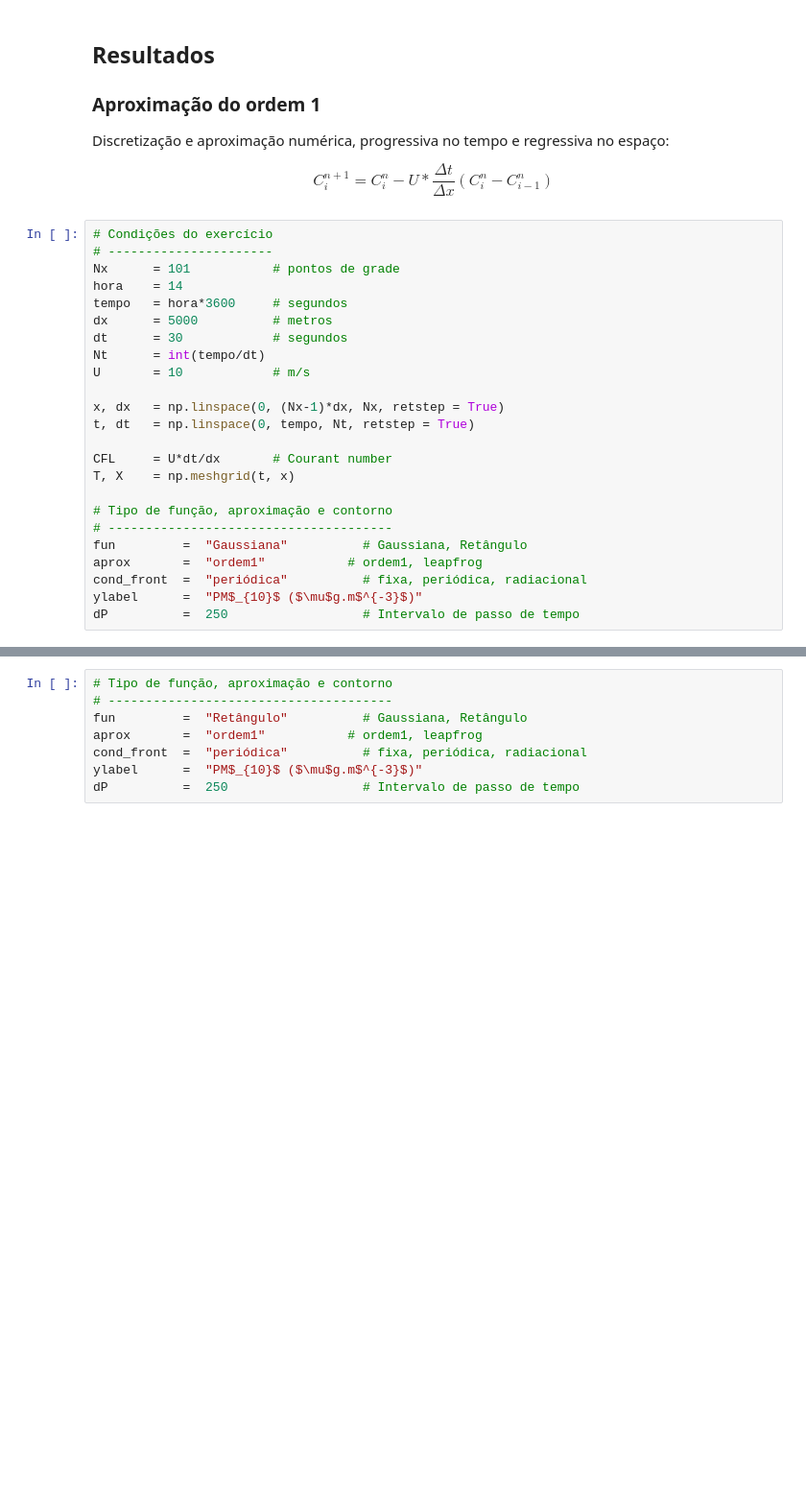
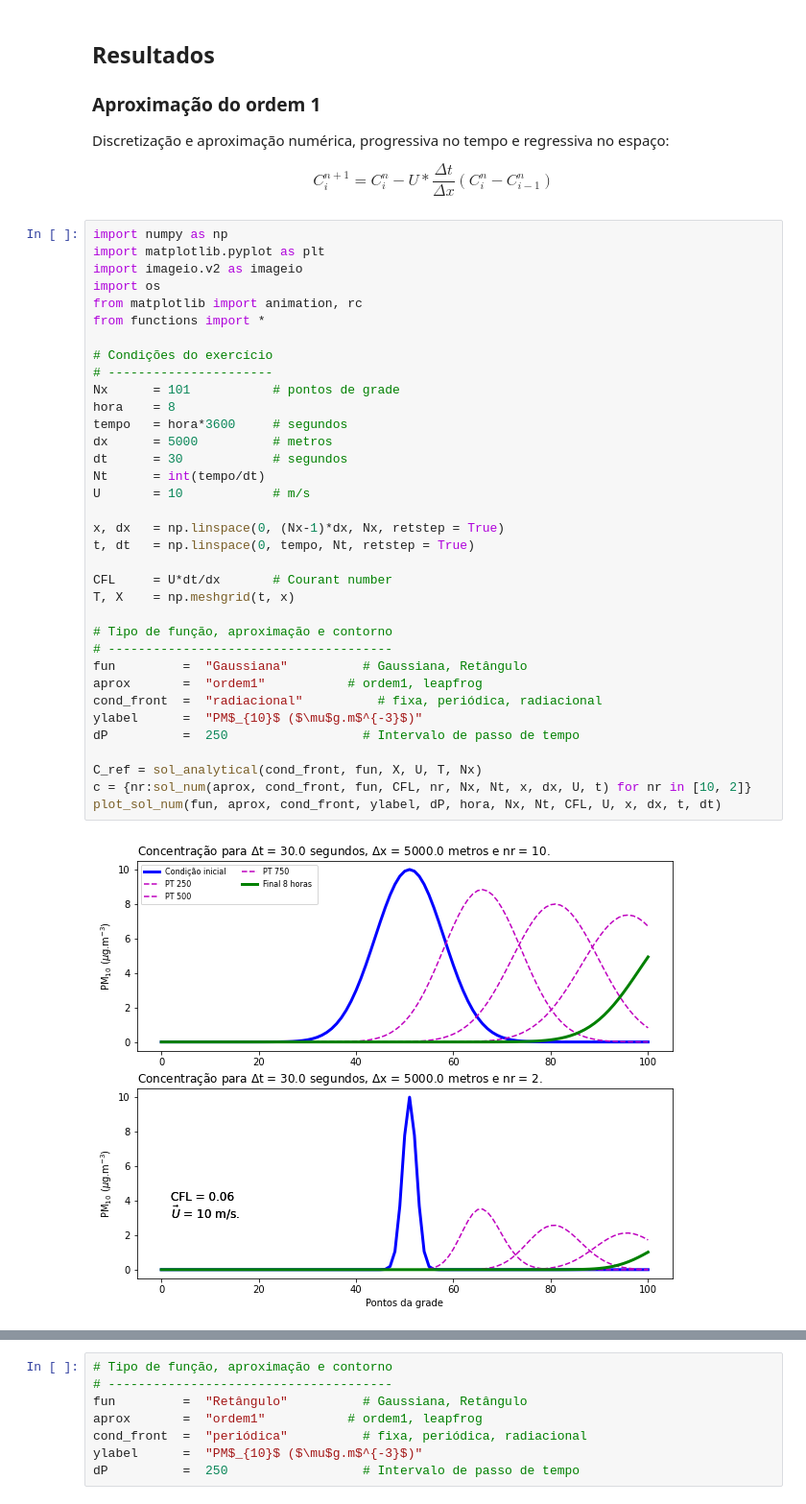
Before and after one commit to adelgadop/Modelagem, a Jupyter notebook: Exercicio_1/Advection.ipynb, the cells around one changed output, grey strips where cells are left out. Shown at 96% size. Drawn from its saved outputs; the diff is of its cells as text; blank space fills up the shorter version.

```diff
--- a/Exercicio_1/Advection.ipynb
+++ b/Exercicio_1/Advection.ipynb
@@ -136,26 +29,39 @@ $$
 C^{n+1}_i = C^n_i - U*\frac{\Delta t}{\Delta x}(C^n_i - C^n_{i-1})
 $$
 # %%
+import numpy as np
+import matplotlib.pyplot as plt
+import imageio.v2 as imageio
+import os
+from matplotlib import animation, rc
+from functions import *
+
 # Condições do exercício
 # ----------------------
 Nx      = 101           # pontos de grade
-hora    = 14
+hora    = 8
 tempo   = hora*3600     # segundos
 dx      = 5000          # metros
 dt      = 30            # segundos
 Nt      = int(tempo/dt)
 U       = 10            # m/s
 
 x, dx   = np.linspace(0, (Nx-1)*dx, Nx, retstep = True)
 t, dt   = np.linspace(0, tempo, Nt, retstep = True)
 
 CFL     = U*dt/dx       # Courant number
 T, X    = np.meshgrid(t, x)
 
 # Tipo de função, aproximação e contorno
 # --------------------------------------
 fun         =  "Gaussiana"          # Gaussiana, Retângulo
 aprox       =  "ordem1"           # ordem1, leapfrog
-cond_front  =  "periódica"          # fixa, periódica, radiacional
+cond_front  =  "radiacional"          # fixa, periódica, radiacional
 ylabel      =  "PM$_{10}$ ($\mu$g.m$^{-3}$)"
 dP          =  250                  # Intervalo de passo de tempo
+
+C_ref = sol_analytical(cond_front, fun, X, U, T, Nx)
+c = {nr:sol_num(aprox, cond_front, fun, CFL, nr, Nx, Nt, x, dx, U, t) for nr in [10, 2]}
+plot_sol_num(fun, aprox, cond_front, ylabel, dP, hora, Nx, Nt, CFL, U, x, dx, t, dt)
+# %% [output]
+[figure, added]
```
Also changed, not shown: parts of 7 cells of this notebook, 18 other files.
